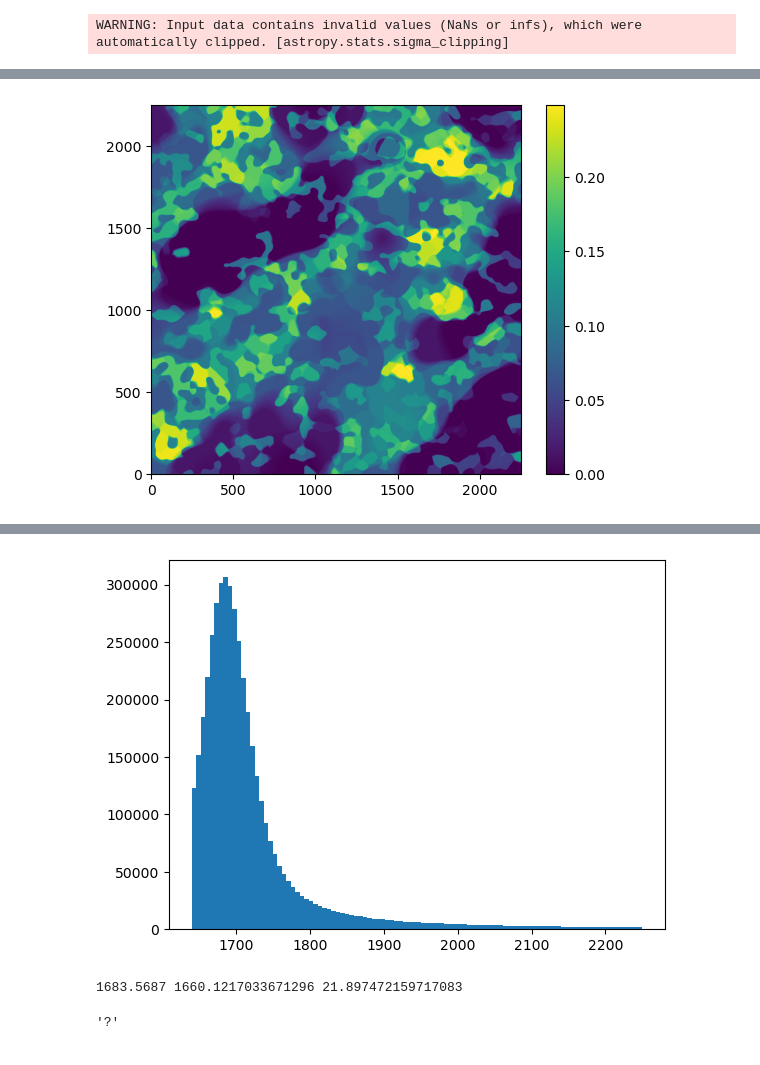
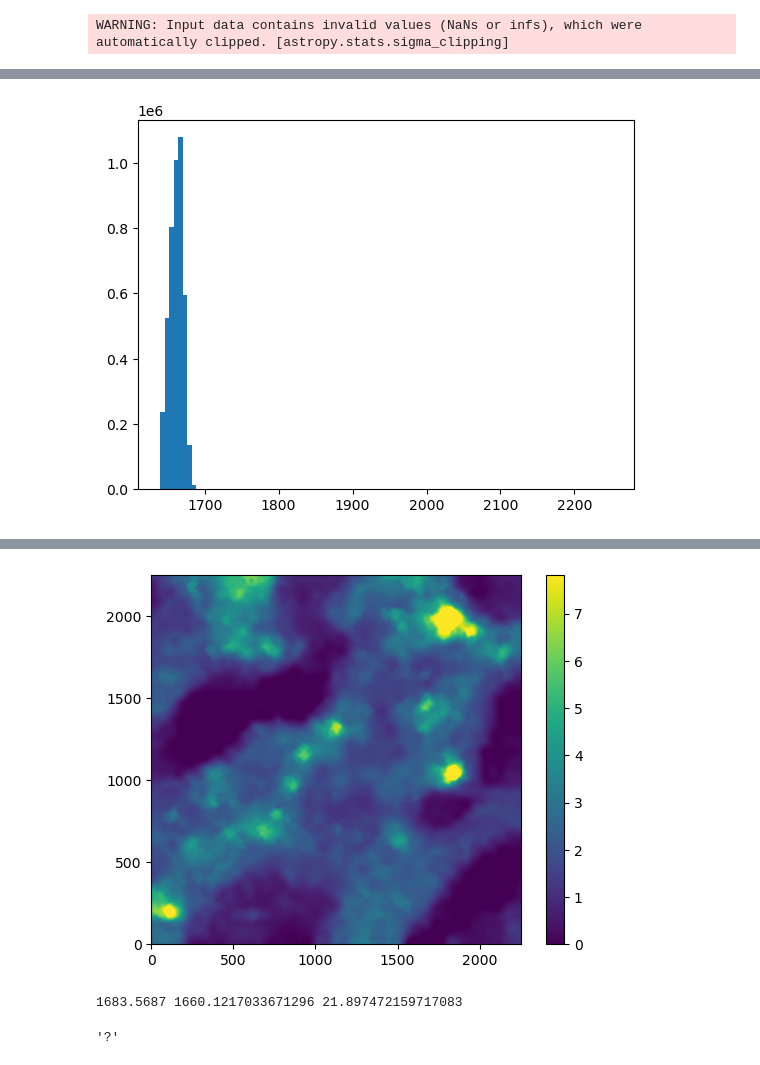
Before and after one commit to aellien/Euclid_ERO, a Jupyter notebook: cirrus_NISP.ipynb, the cells around one changed output, grey strips where cells are left out. Saved outputs shown, nothing was run; the diff lists cells and outputs as text; code cells hidden in the pictures.

```diff
--- a/cirrus_NISP.ipynb
+++ b/cirrus_NISP.ipynb
@@ -31,7 +31,7 @@ from astropy.stats import sigma_clip, SigmaClip
 import subprocess
 # %%
 # Paths, lists & variables
-path_data = '/home/aellien/Euclid_ERO/data/Euclid-NISP-Stack-ERO-Abell2390.DR3'
+path_data = '/home/aellien/Euclid_ERO/data/Euclid-NISP-Stack-ERO-Abell2390.DR3/'
 path_scripts = '/home/aellien/Euclid_ERO/Euclid_ERO_scripts'
 path_wavelets = '/home/aellien/Euclid_ERO/wavelets/out11/'
 path_plots = '/home/aellien/Euclid_ERO/plots'
@@ -158,7 +158,7 @@ Warp finished in:  1.898204 seconds
 done
 # %%
 # Make same image without masking
-for infile in glob.glob(os.path.join(path_data, 'Euclid-NISP-?-ERO-Abell2390-LSB.DR3.fits')):
+for infile in glob.glob(os.path.join(path_data, 'Final*.fits')):
 
     print(infile)
     filt = infile[-28]
@@ -270,6 +309,8 @@ derim = derim5+derim6+derim7
 # %%
 plt.figure()
-plt.imshow(cirim, origin = 'lower', )
+bkg_estimator = MedianBackground()
+bkg_derim = Background2D(derim, (50, 50), filter_size=(5, 5), sigma_clip = sigma_clip, bkg_estimator=bkg_estimator)
+plt.imshow(bkg_derim.background, origin = 'lower', )
 #plt.imshow(gaussian_filter(cirim5, 20), origin = 'lower')
 plt.colorbar()
 plt.show()
@@ -307,11 +348,18 @@ for infile in glob.glob(os.path.join(path_wavelets, 'Euclid-NISP-H-ERO-Abell2390
     derim = hdu_derim.data
     recim = hdu_recim.data
 
+    hdu = fits.open(os.path.join(path_data, 'Euclid-NISP-H-ERO-Abell2390-LSB.DR3.rot.crop.warp.input.fits'))
+    oim, header = hdu[0].data, hdu[0].header
+    noise_pixels, val_max = dawis.sample_noise(oim, n_sigmas = 3, bins = 300)
+    plt.figure()
+    plt.hist(bkg.background.flatten(), bins = 100, range = (1640, 2250))
+    plt.show()
+
     sigma_clip = SigmaClip(sigma = 3.0)
     bkg_estimator = MedianBackground()
     bkg = Background2D(res, (20, 20), filter_size=(3, 3), sigma_clip = sigma_clip, bkg_estimator=bkg_estimator)
     plt.figure()
-    plt.imshow(derim, origin = 'lower', norm = ImageNormalize( derim, interval = ZScaleInterval(), stretch = LinearStretch() ) )#
+    plt.imshow(bkg.background_rms * bkg_derim.background, origin = 'lower', norm = ImageNormalize( bkg.background_rms * bkg_derim.background, interval = ZScaleInterval(), stretch = LinearStretch() ) )#
     plt.colorbar()
     plt.show()
 
@@ -373,12 +421,7 @@ for infile in glob.glob(os.path.join(path_wavelets, 'Euclid-NISP-H-ERO-Abell2390
 
 
 
-    hdu = fits.open(os.path.join(path_data, 'Euclid-NISP-H-ERO-Abell2390-LSB.DR3.rot.crop.warp.input.fits'))
-    oim, header = hdu[0].data, hdu[0].header
-    noise_pixels, val_max = dawis.sample_noise(oim, n_sigmas = 3, bins = 300)
-    plt.figure()
-    plt.hist(oim.flatten(), bins = 100, range = (1640, 2250))
-    plt.show()
+
 
     #hduo = fits.PrimaryHDU()
     #hdu_cirim = fits.ImageHDU(cirim + cirim2 - val_max, header = header, name = 'CIRRUS')
@@ -391,12 +434,12 @@ for infile in glob.glob(os.path.join(path_wavelets, 'Euclid-NISP-H-ERO-Abell2390
     #hdul.writeto(os.path.join(path_wavelets, 'Euclid-NISP-H-ERO-Abell2390-LSB.DR3.rot.crop.warp.input.synth.cirrus_res_pass2.fits'), overwrite = True)
 
     print(val_max, bkg.background_median, bkg.background_rms_median)
-    hduo = fits.PrimaryHDU()
-    hdu_cirim = fits.ImageHDU(cirim + bkg.background - val_max, header = header, name = 'CIRRUS')
-    hdu_clean = fits.ImageHDU(oim - cirim + val_max - bkg.background, header = header, name = 'CLEANED')
-    hdu_recim = fits.ImageHDU(recim + bkg.background - val_max, header = header, name = 'RECIM')
-    hdu_res = fits.ImageHDU(oim - recim - bkg.background + val_max, header = header, name = 'RES')
-
-    hdul = fits.HDUList([hduo, hdu_oim, hdu_clean, hdu_cirim, hdu_recim, hdu_res])
-    hdul.writeto(os.path.join(path_wavelets, 'Euclid-NISP-H-ERO-Abell2390-LSB.DR3.rot.crop.warp.input.synth.cirrus_res_altpass2.fits'), overwrite = True)
+    #>>>>>hduo = fits.PrimaryHDU()
+    #>>>>>hdu_cirim = fits.ImageHDU(cirim + bkg.background - val_max, header = header, name = 'CIRRUS')
+    #>>>>>hdu_clean = fits.ImageHDU(oim - cirim + val_max - bkg.background, header = header, name = 'CLEANED')
+    #>>>>>hdu_recim = fits.ImageHDU(recim + bkg.background - val_max, header = header, name = 'RECIM')
+    #>>>>>hdu_res = fits.ImageHDU(oim - recim - bkg.background + val_max, header = header, name = 'RES')
+    #>>>>>
+    #>>>>>hdul = fits.HDUList([hduo, hdu_oim, hdu_clean, hdu_cirim, hdu_recim, hdu_res])
+    #>>>>>hdul.writeto(os.path.join(path_wavelets, 'Euclid-NISP-H-ERO-Abell2390-LSB.DR3.rot.crop.warp.input.synth.cirrus_res_altpass2.fits'), overwrite = True)
 # %% [output]
@@ -404 +447 @@ WARNING: Input data contains invalid values (NaNs or infs), which were automatic
-[figure, old version]
+[figure, new version]
@@ -406,4 +449,4 @@ WARNING: Input data contains invalid values (NaNs or infs), which were automatic
-[figure, old version]
+[figure, new version]
 1683.5687 1660.1217033671296 21.897472159717083
 # %%
 os.path.join(path_wavelets, 'Euclid-NISP-?-ERO-Abell2390-LSB.DR3.rot.crop.warp.input.synth.cirrus_res_pass2.fits')[52]
```
Also changed, not shown: parts of 7 cells of this notebook, 6 other files.
